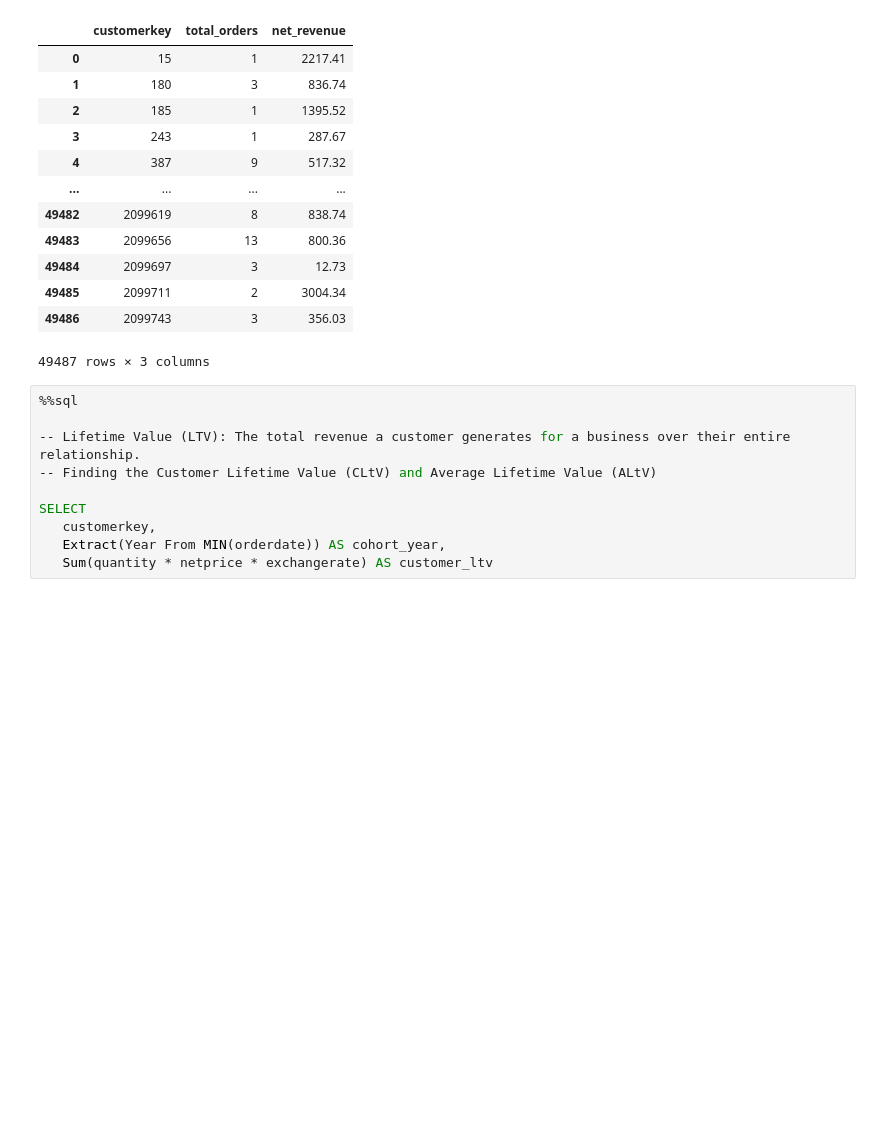
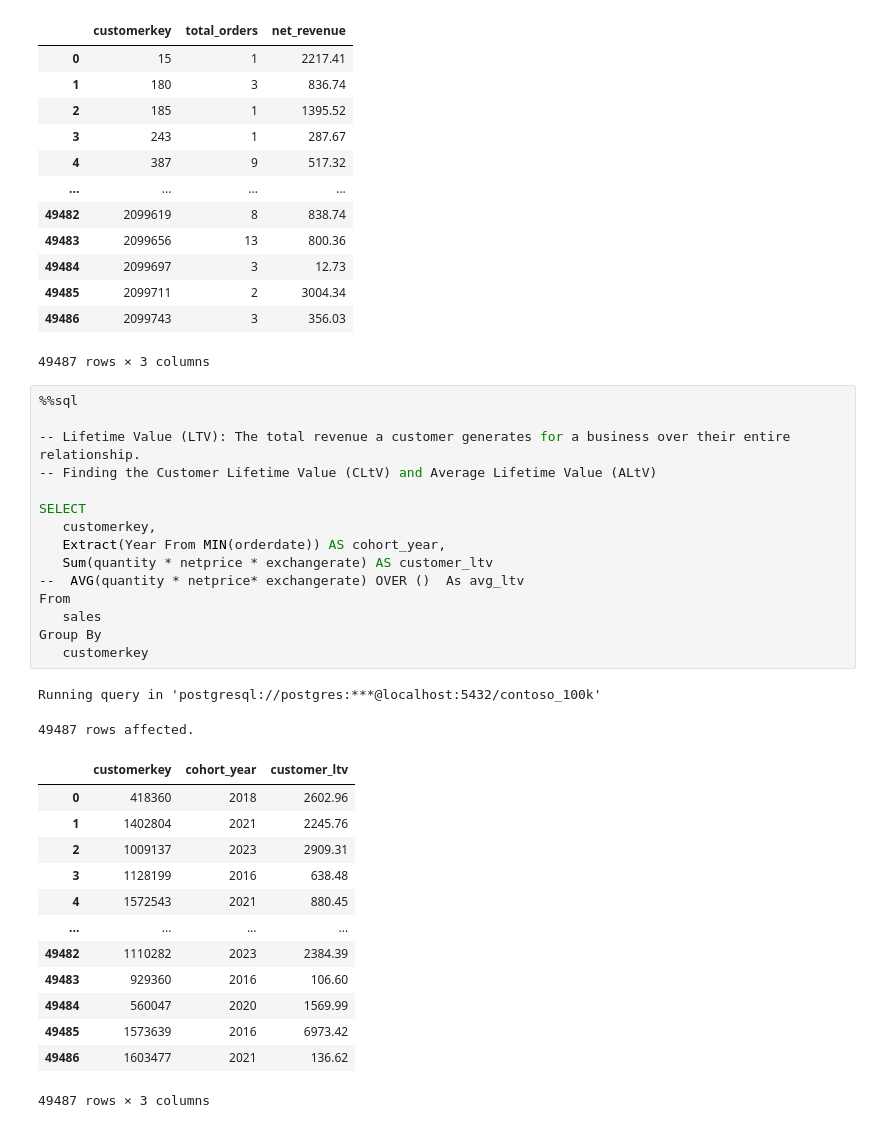
Before and after one commit to Chinedu-analysis/Chinedu-analysis, a Jupyter notebook: Resources/Blank_SQL_Notebook.ipynb, the cells around one changed output. Saved outputs shown, nothing was run; the diff lists cells and outputs as text; blank space fills up the shorter version.

```diff
--- a/Resources/Blank_SQL_Notebook.ipynb
+++ b/Resources/Blank_SQL_Notebook.ipynb
@@ -1099,10 +1099,31 @@ Running query in 'postgresql://postgres:***@localhost:5432/contoso_100k'
 # %%
 %%sql
 
 -- Lifetime Value (LTV): The total revenue a customer generates for a business over their entire relationship.
 -- Finding the Customer Lifetime Value (CLtV) and Average Lifetime Value (ALtV)
 
 SELECT
    customerkey,
    Extract(Year From MIN(orderdate)) AS cohort_year,
    Sum(quantity * netprice * exchangerate) AS customer_ltv
+--  AVG(quantity * netprice* exchangerate) OVER ()  As avg_ltv
+From
+   sales
+Group By
+   customerkey
+# %% [output]
+Running query in 'postgresql://postgres:***@localhost:5432/contoso_100k'
+49487 rows affected.
+|  | customerkey | cohort_year | customer_ltv |
+| 0 | 418360 | 2018 | 2602.96 |
+| 1 | 1402804 | 2021 | 2245.76 |
+| 2 | 1009137 | 2023 | 2909.31 |
+| 3 | 1128199 | 2016 | 638.48 |
+| 4 | 1572543 | 2021 | 880.45 |
+| ... | ... | ... | ... |
+| 49482 | 1110282 | 2023 | 2384.39 |
+| 49483 | 929360 | 2016 | 106.60 |
+| 49484 | 560047 | 2020 | 1569.99 |
+| 49485 | 1573639 | 2016 | 6973.42 |
+| 49486 | 1603477 | 2021 | 136.62 |
+49487 rows × 3 columns
```
